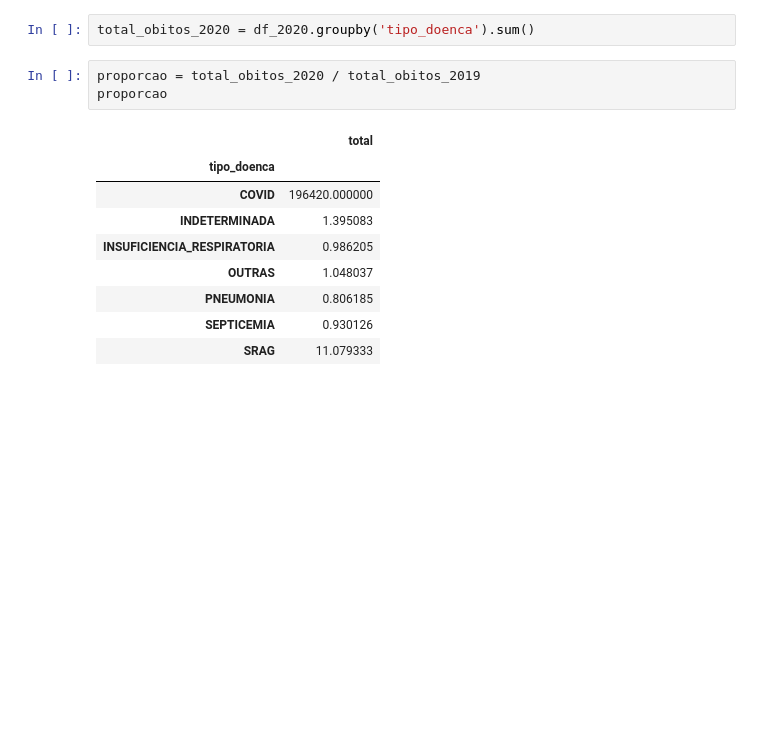
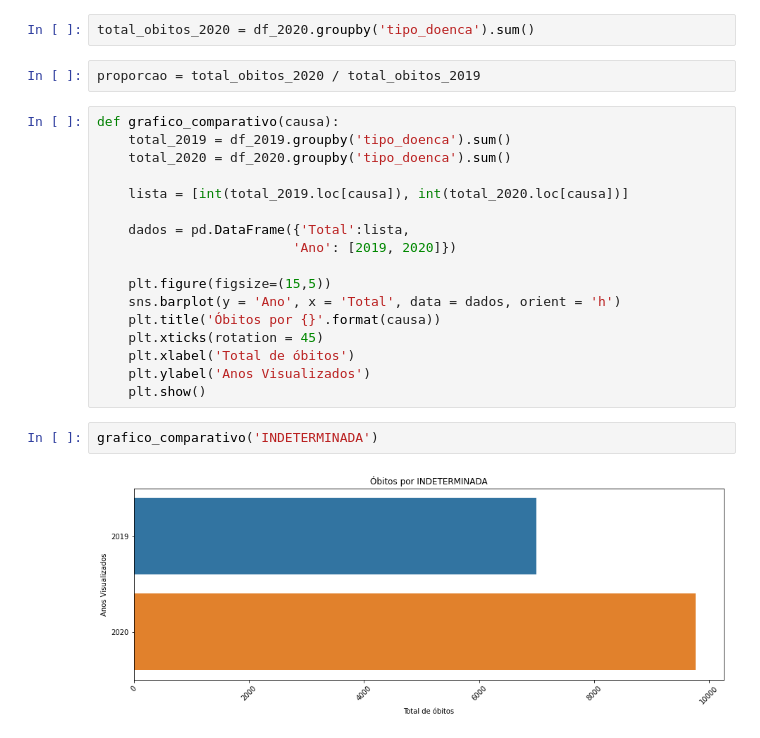
Before and after one commit to Colognesi/Analise-Covid, a Jupyter notebook: Notebooks/analise_obitos_covid.ipynb, the cells around one changed output. Drawn from its saved outputs; the diff is of its cells as text; blank space fills up the shorter version.

```diff
--- a/Notebooks/analise_obitos_covid.ipynb
+++ b/Notebooks/analise_obitos_covid.ipynb
@@ -18,14 +20,24 @@ total_obitos_2019 = df_2019.groupby('tipo_doenca').sum()
 total_obitos_2020 = df_2020.groupby('tipo_doenca').sum()
 # %%
 proporcao = total_obitos_2020 / total_obitos_2019
-proporcao
-# %% [output]
-|  | total |
-| tipo_doenca |  |
-| COVID | 196420.000000 |
-| INDETERMINADA | 1.395083 |
-| INSUFICIENCIA_RESPIRATORIA | 0.986205 |
-| OUTRAS | 1.048037 |
-| PNEUMONIA | 0.806185 |
-| SEPTICEMIA | 0.930126 |
-| SRAG | 11.079333 |
+# %%
+def grafico_comparativo(causa):
+    total_2019 = df_2019.groupby('tipo_doenca').sum()
+    total_2020 = df_2020.groupby('tipo_doenca').sum()
+
+    lista = [int(total_2019.loc[causa]), int(total_2020.loc[causa])]
+
+    dados = pd.DataFrame({'Total':lista,
+                         'Ano': [2019, 2020]})
+
+    plt.figure(figsize=(15,5))
+    sns.barplot(y = 'Ano', x = 'Total', data = dados, orient = 'h')
+    plt.title('Óbitos por {}'.format(causa))
+    plt.xticks(rotation = 45)
+    plt.xlabel('Total de óbitos')
+    plt.ylabel('Anos Visualizados')
+    plt.show()
+# %%
+grafico_comparativo('INDETERMINADA')
+# %% [output]
+[figure, added]
```
Also changed, not shown: parts of 1 cell of this notebook.
